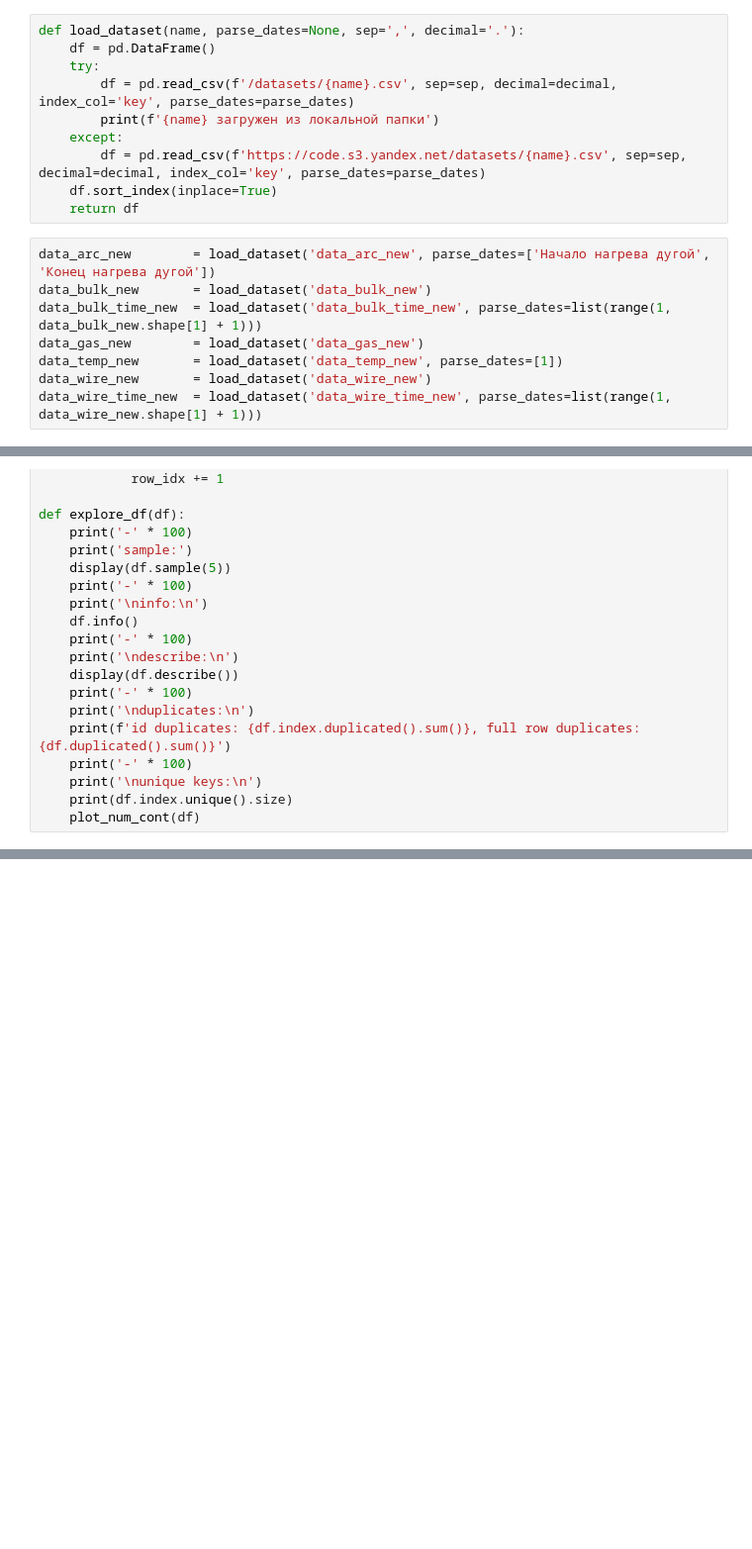
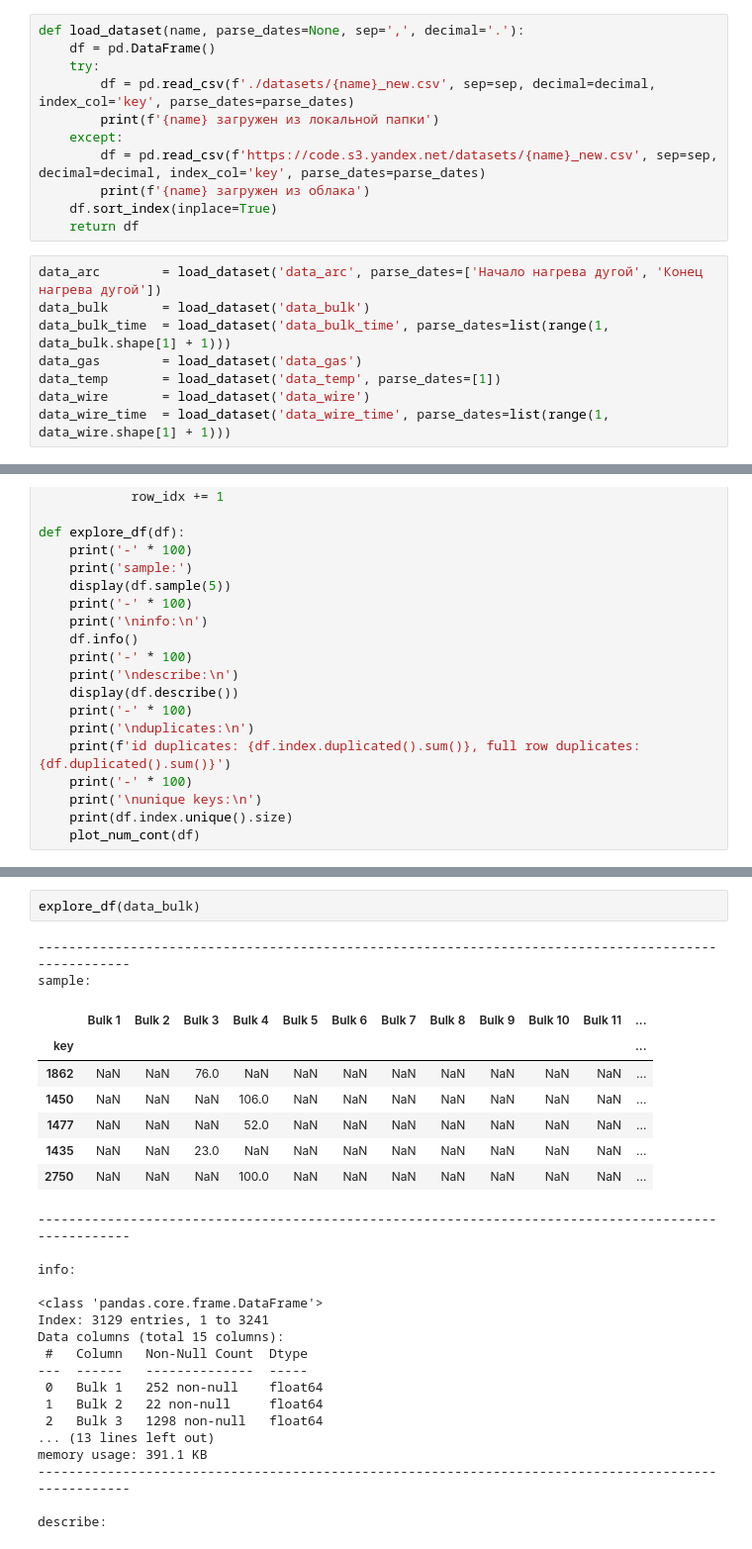
Before and after one commit to wtom76/practicum, a Jupyter notebook: final/0d09d352-9cae-4cc7-85c2-f88ea711ad45.ipynb, the cells around one changed output, grey strips where cells are left out. Shown: that part at 99% size. Cells and saved outputs as stored; diff of their text form; blank space fills up the shorter version.

```diff
--- a/final/0d09d352-9cae-4cc7-85c2-f88ea711ad45.ipynb
+++ b/final/0d09d352-9cae-4cc7-85c2-f88ea711ad45.ipynb
@@ -16,17 +16,18 @@ import seaborn as sns
 def load_dataset(name, parse_dates=None, sep=',', decimal='.'):
 	df = pd.DataFrame()
 	try:
-		df = pd.read_csv(f'/datasets/{name}.csv', sep=sep, decimal=decimal, index_col='key', parse_dates=parse_dates)
+		df = pd.read_csv(f'./datasets/{name}_new.csv', sep=sep, decimal=decimal, index_col='key', parse_dates=parse_dates)
 		print(f'{name} загружен из локальной папки')
 	except:
-		df = pd.read_csv(f'https://code.s3.yandex.net/datasets/{name}.csv', sep=sep, decimal=decimal, index_col='key', parse_dates=parse_dates)
+		df = pd.read_csv(f'https://code.s3.yandex.net/datasets/{name}_new.csv', sep=sep, decimal=decimal, index_col='key', parse_dates=parse_dates)
+		print(f'{name} загружен из облака')
 	df.sort_index(inplace=True)
 	return df
 # %%
-data_arc_new		= load_dataset('data_arc_new', parse_dates=['Начало нагрева дугой', 'Конец нагрева дугой'])
-data_bulk_new		= load_dataset('data_bulk_new')
-data_bulk_time_new	= load_dataset('data_bulk_time_new', parse_dates=list(range(1, data_bulk_new.shape[1] + 1)))
-data_gas_new		= load_dataset('data_gas_new')
-data_temp_new		= load_dataset('data_temp_new', parse_dates=[1])
-data_wire_new		= load_dataset('data_wire_new')
-data_wire_time_new	= load_dataset('data_wire_time_new', parse_dates=list(range(1, data_wire_new.shape[1] + 1)))
+data_arc		= load_dataset('data_arc', parse_dates=['Начало нагрева дугой', 'Конец нагрева дугой'])
+data_bulk		= load_dataset('data_bulk')
+data_bulk_time	= load_dataset('data_bulk_time', parse_dates=list(range(1, data_bulk.shape[1] + 1)))
+data_gas		= load_dataset('data_gas')
+data_temp		= load_dataset('data_temp', parse_dates=[1])
+data_wire		= load_dataset('data_wire')
+data_wire_time	= load_dataset('data_wire_time', parse_dates=list(range(1, data_wire.shape[1] + 1)))
@@ -459,0 +157,29 @@ unique keys:
+# %%
+explore_df(data_bulk)
+# %% [output]
+----------------------------------------------------------------------------------------------------
+sample:
+|  | Bulk 1 | Bulk 2 | Bulk 3 | Bulk 4 | Bulk 5 | Bulk 6 | Bulk 7 | Bulk 8 | Bulk 9 | Bulk 10 | Bulk 11 | ... |
+| key |  |  |  |  |  |  |  |  |  |  |  | ... |
+| 1862 | NaN | NaN | 76.0 | NaN | NaN | NaN | NaN | NaN | NaN | NaN | NaN | ... |
+| 1450 | NaN | NaN | NaN | 106.0 | NaN | NaN | NaN | NaN | NaN | NaN | NaN | ... |
+| 1477 | NaN | NaN | NaN | 52.0 | NaN | NaN | NaN | NaN | NaN | NaN | NaN | ... |
+| 1435 | NaN | NaN | 23.0 | NaN | NaN | NaN | NaN | NaN | NaN | NaN | NaN | ... |
+| 2750 | NaN | NaN | NaN | 100.0 | NaN | NaN | NaN | NaN | NaN | NaN | NaN | ... |
+----------------------------------------------------------------------------------------------------
+
+info:
+
+<class 'pandas.core.frame.DataFrame'>
+Index: 3129 entries, 1 to 3241
+Data columns (total 15 columns):
+ #   Column   Non-Null Count  Dtype
+---  ------   --------------  -----
+ 0   Bulk 1   252 non-null    float64
+ 1   Bulk 2   22 non-null     float64
+ 2   Bulk 3   1298 non-null   float64
+... (13 lines left out)
+memory usage: 391.1 KB
+----------------------------------------------------------------------------------------------------
+
+describe:
```
Also changed, not shown: parts of 48 cells of this notebook.
